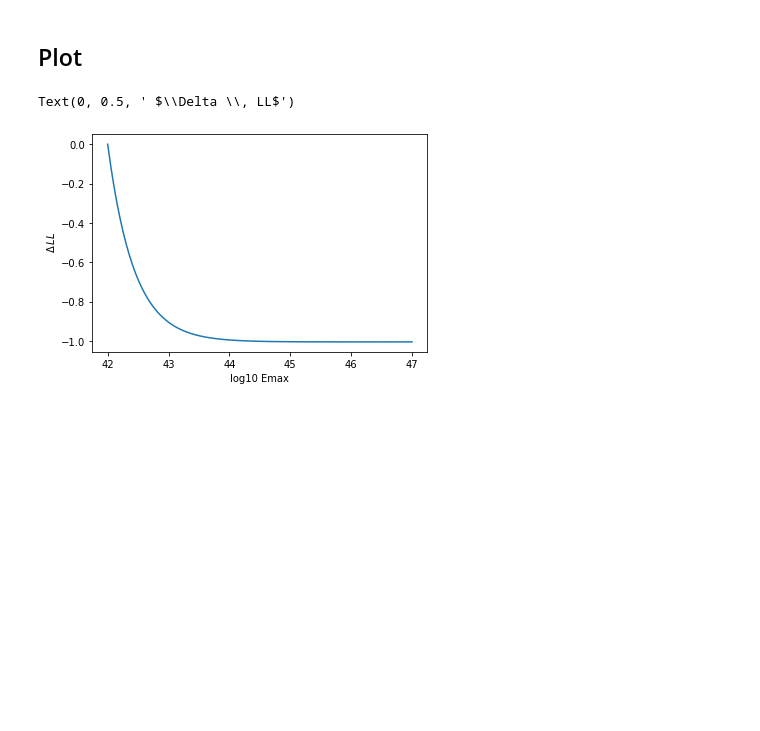
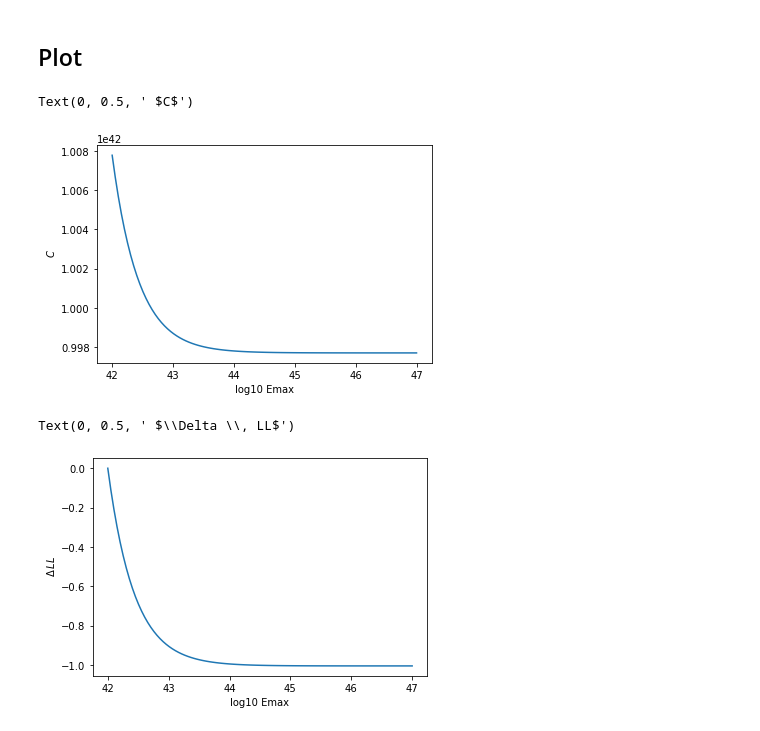
Before and after one commit to FRBs/zdm, a Jupyter notebook: docs/nb/Max_Like.ipynb, the cells around one changed output. Drawn from its saved outputs; the diff is of its cells as text; code cells hidden in the pictures; blank space fills up the shorter version.

```diff
--- a/docs/nb/Max_Like.ipynb
+++ b/docs/nb/Max_Like.ipynb
@@ -120,13 +120,20 @@ Cmax
 # %%
 LLs = []
 Emaxs = 10**(np.linspace(42., 47., 100))
+Cmaxs = []
 
 for Emax in Emaxs:
     guessC = guess_C(gamma, Emax, Eth, NFRB)
     logC = np.log10(guessC)
     Cvals = 10**(np.linspace(logC-1, logC+1, 1000))
     #
-    LL_C = misses_term(Cvals, Eth, Emax, gamma) + hit_term(df.E, Cvals, gamma)
+    misses = misses_term(Cvals, Eth, Emax, gamma)
+    hits = hit_term(df.E, Cvals, gamma)
+    LL_C = misses + hits
     #print(guessC, Cvals[np.argmax(LL_C)])
+    imax = np.argmax(LL_C)
     LLs.append(np.max(LL_C))
+    Cmaxs.append(Cvals[imax])
+    print(misses[imax], hits[imax])
 LLs = np.array(LLs)
+Cmaxs = np.array(Cmaxs)
@@ -133,5 +158,12 @@ LLs = np.array(LLs)
 # %% [markdown]
 ## Plot
+# %%
+ax = sns.lineplot(x=np.log10(Emaxs), y=Cmaxs)
+ax.set_xlabel('log10 Emax')
+ax.set_ylabel(r' $C$')
+# %% [output]
+Text(0, 0.5, ' $C$')
+[figure, added]
 # %%
 ax = sns.lineplot(x=np.log10(Emaxs), y=LLs - np.max(LLs))
 ax.set_xlabel('log10 Emax')
```
Also changed, not shown: parts of 10 cells of this notebook, 1 other file.
